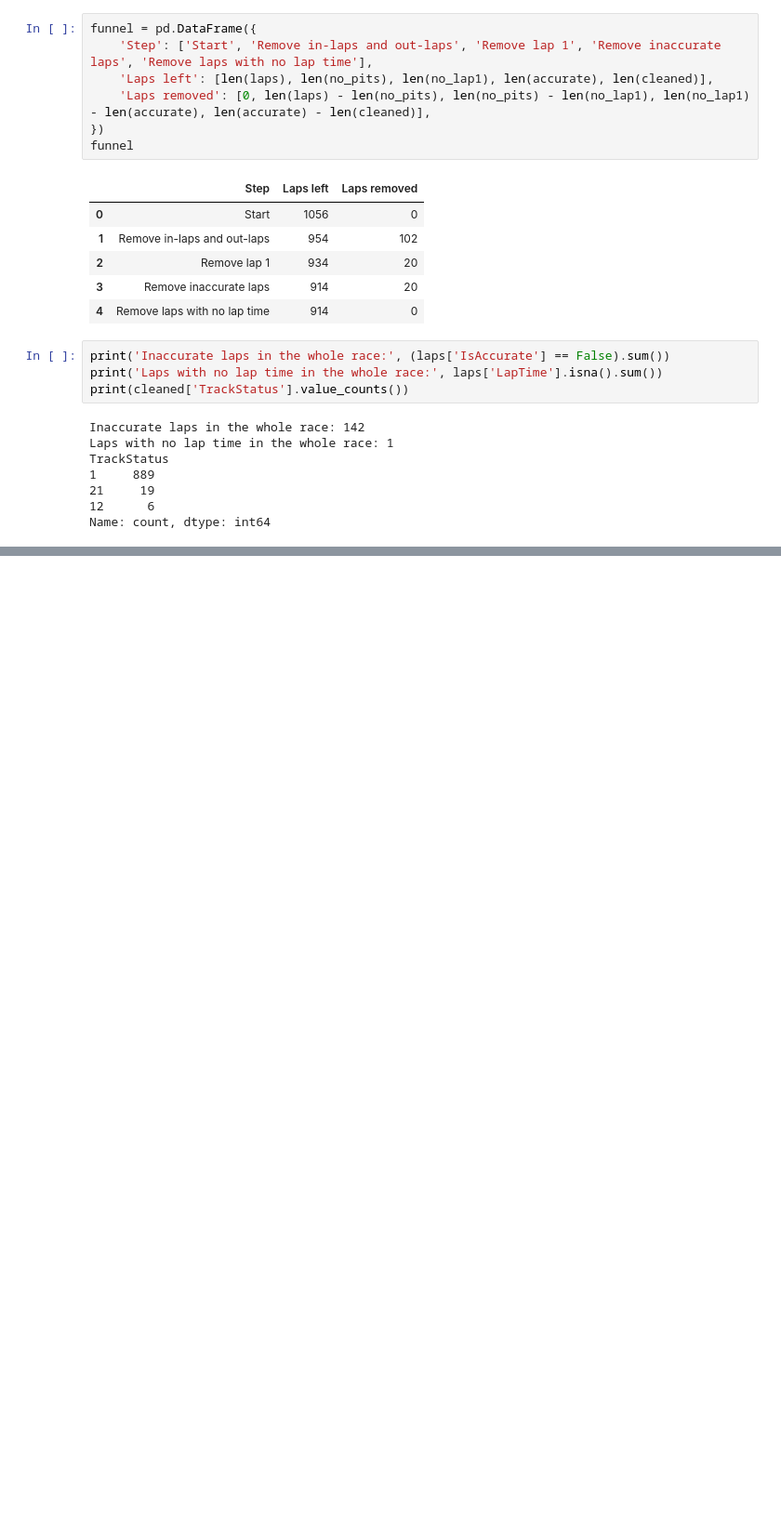
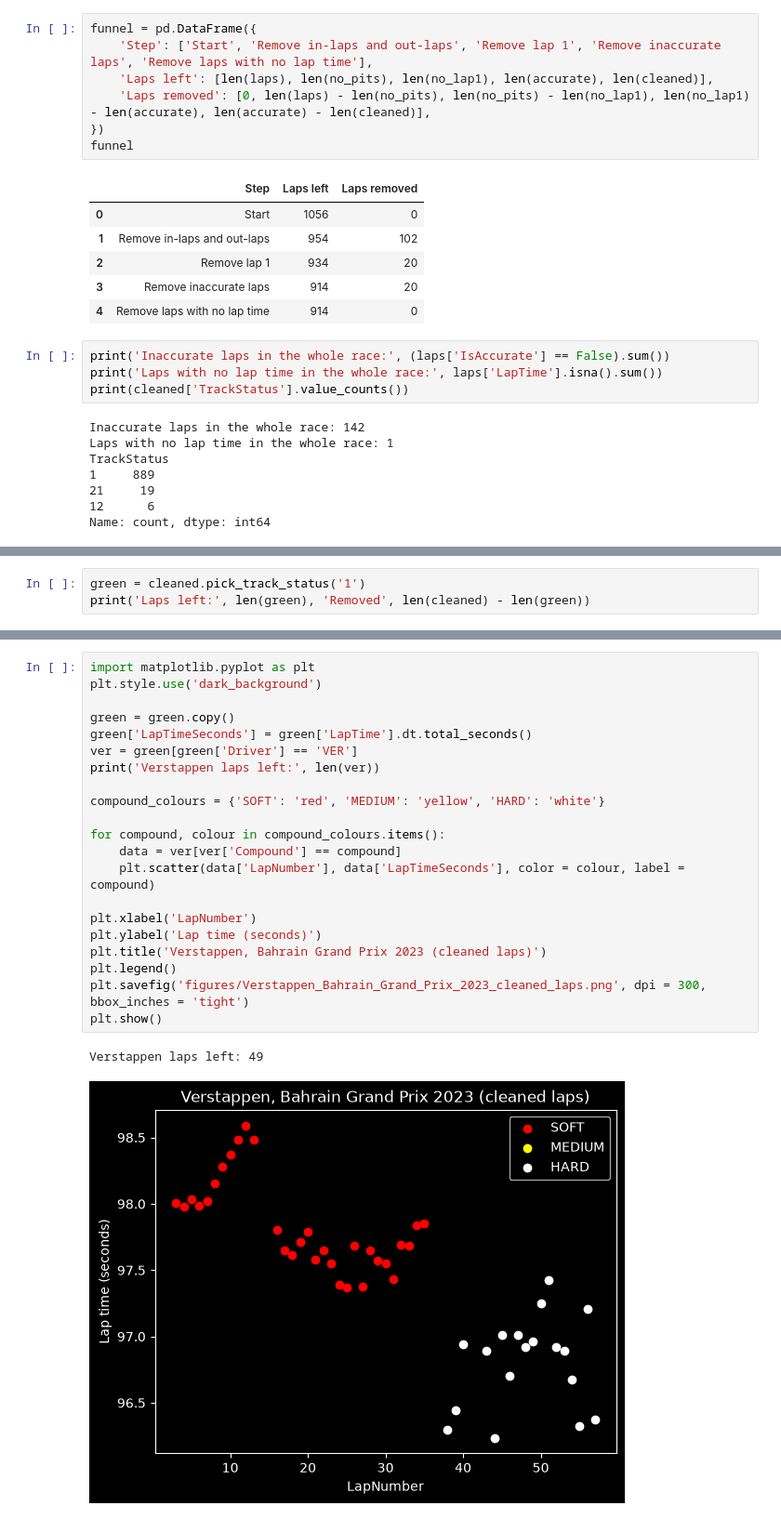
Before and after one commit to janjanisz/boxbox, a Jupyter notebook: 05_cleaning.ipynb, the cells around one changed output, grey strips where cells are left out. Shown at 93% size. Drawn from its saved outputs; the diff is of its cells as text; blank space fills up the shorter version.

Commit message:
Cleaned yellow flag laps and re-plotted the aha chart.

```diff
--- a/05_cleaning.ipynb
+++ b/05_cleaning.ipynb
@@ -90,0 +95,3 @@ Name: count, dtype: int64
+# %%
+green = cleaned.pick_track_status('1')
+print('Laps left:', len(green), 'Removed', len(cleaned) - len(green))
@@ -90,0 +142,24 @@ Name: count, dtype: int64
+# %%
+import matplotlib.pyplot as plt
+plt.style.use('dark_background')
+
+green = green.copy()
+green['LapTimeSeconds'] = green['LapTime'].dt.total_seconds()
+ver = green[green['Driver'] == 'VER']
+print('Verstappen laps left:', len(ver))
+
+compound_colours = {'SOFT': 'red', 'MEDIUM': 'yellow', 'HARD': 'white'}
+
+for compound, colour in compound_colours.items():
+    data = ver[ver['Compound'] == compound]
+    plt.scatter(data['LapNumber'], data['LapTimeSeconds'], color = colour, label = compound)
+
+plt.xlabel('LapNumber')
+plt.ylabel('Lap time (seconds)')
+plt.title('Verstappen, Bahrain Grand Prix 2023 (cleaned laps)')
+plt.legend()
+plt.savefig('figures/Verstappen_Bahrain_Grand_Prix_2023_cleaned_laps.png', dpi = 300, bbox_inches = 'tight')
+plt.show()
+# %% [output]
+Verstappen laps left: 49
+[figure, added]
```
Also changed, not shown: parts of 5 cells of this notebook, 1 other file.
